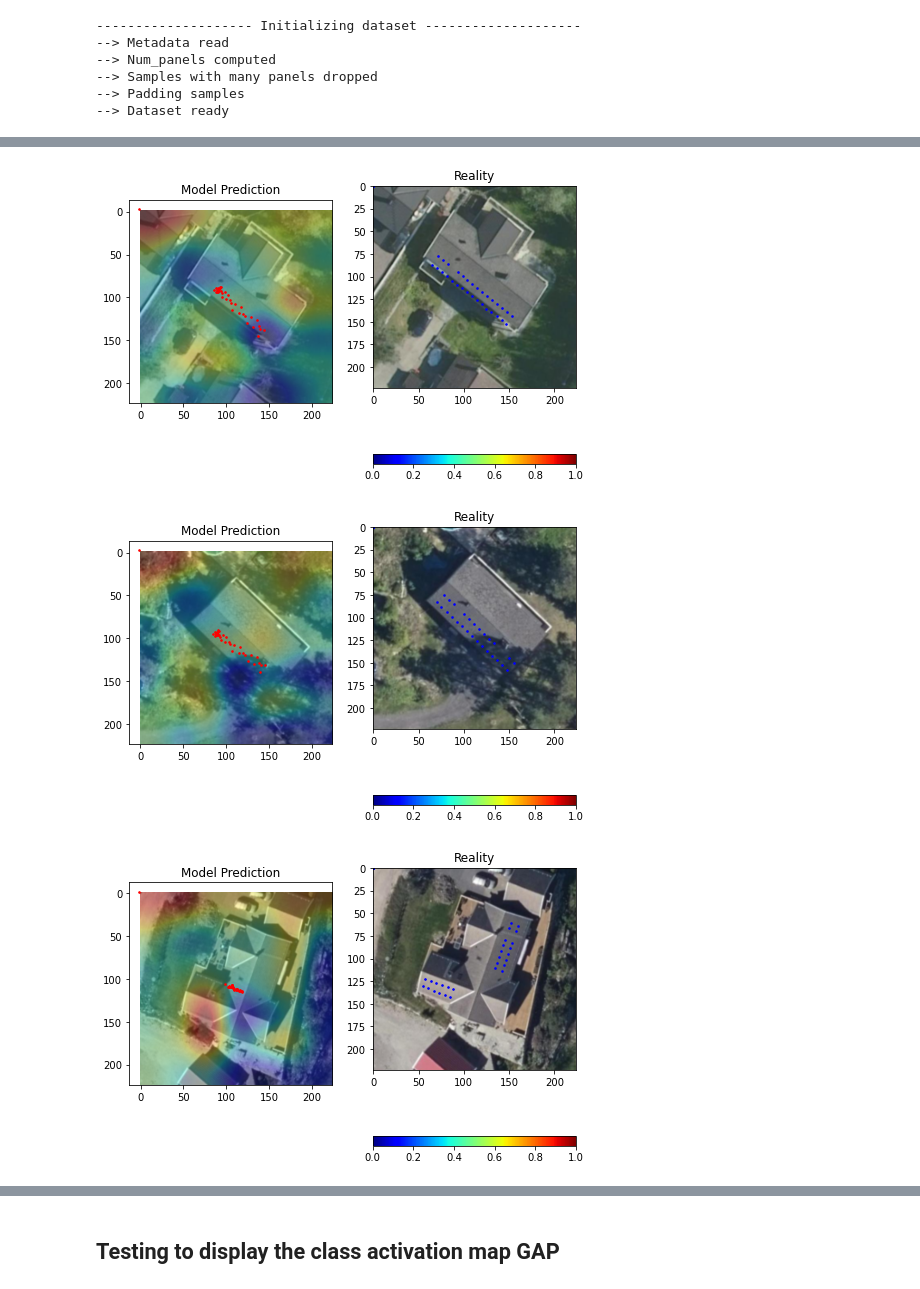
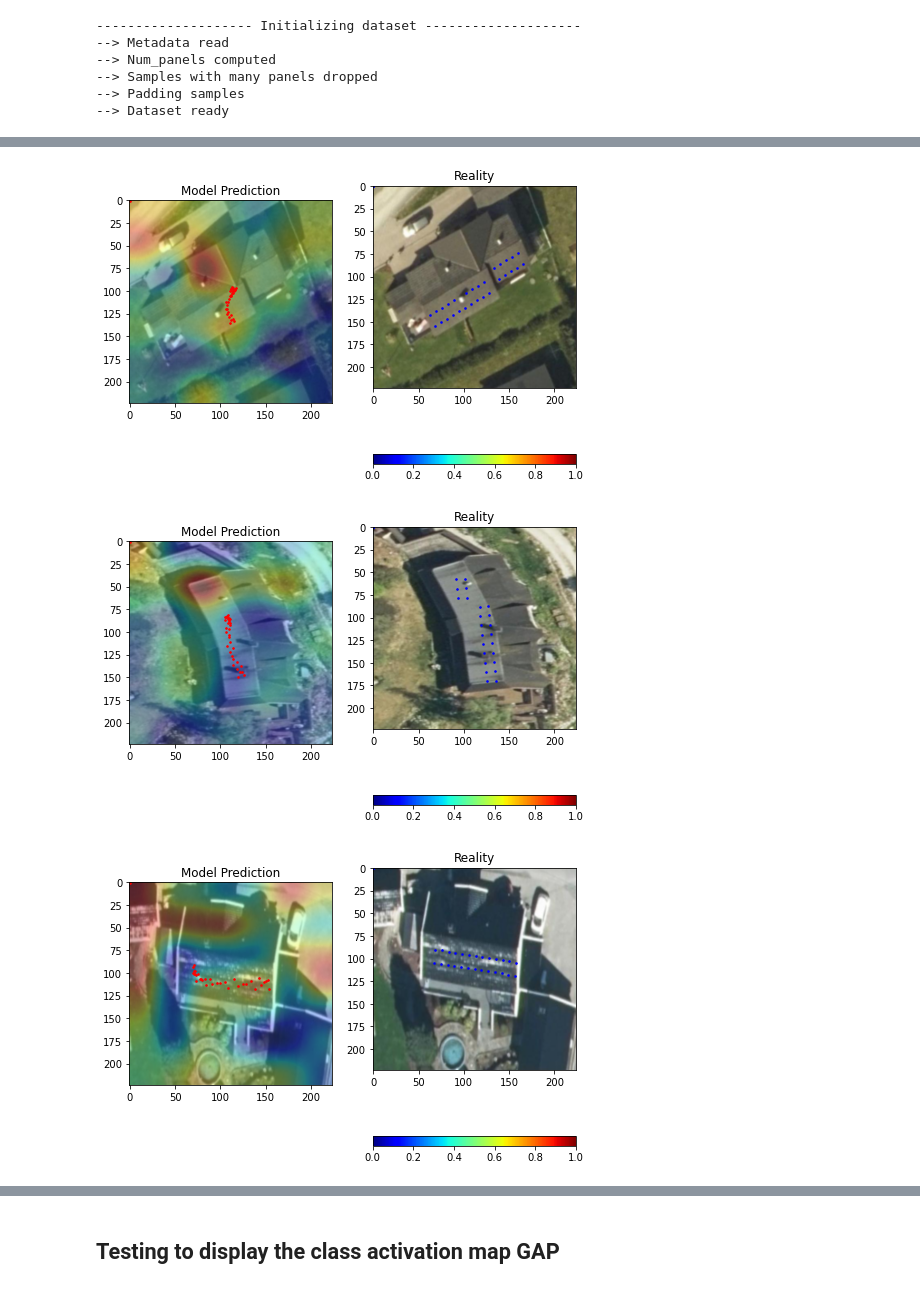
Before and after one commit to WizenPainter/autotetris, a Jupyter notebook: individual_tests/alejandro/alejandro_test.ipynb, the cells around one changed output, grey strips where cells are left out. Cells and saved outputs as stored; diff of their text form; code cells hidden in the pictures.

```diff
--- a/individual_tests/alejandro/alejandro_test.ipynb
+++ b/individual_tests/alejandro/alejandro_test.ipynb
@@ -175,6 +175,6 @@ The length of Test set is 197
 # %%
 Path_res18Pauli = "/Users/alex_christlieb/Documents/Ecole Polytechnique/Exchange/DTU/Courses/Deep Learning/autotetris/trained_models/resnet_gap_5_05_12_22_a.pt"
-Path = "/Users/alex_christlieb/Documents/Ecole Polytechnique/Exchange/DTU/Courses/Deep Learning/autotetris/trained_models/resnet_gap_5_05_12_22_a.pt"
+Path = "/Users/alex_christlieb/Documents/Ecole Polytechnique/Exchange/DTU/Courses/Deep Learning/autotetris/trained_models/resnet_GAP50_cyclic_10_07_12_22_a.pt"
 model = torch.load(Path, map_location=torch.device('cpu'))
 model.eval()
 # %% [output]
@@ -198,7 +204,7 @@ Resnet18_GAP(
 # %%
-plot_CAM(model, test_loader, 3)
+plot_CAM(model, test_trained, 3, raw_data.max_num_panels)
 # %% [output]
-[figure, old version]
+[figure, new version]
-[figure, old version]
+[figure, new version]
-[figure, old version]
+[figure, new version]
 # %%
```
Also changed, not shown: parts of 12 cells of this notebook, 3 other files.
